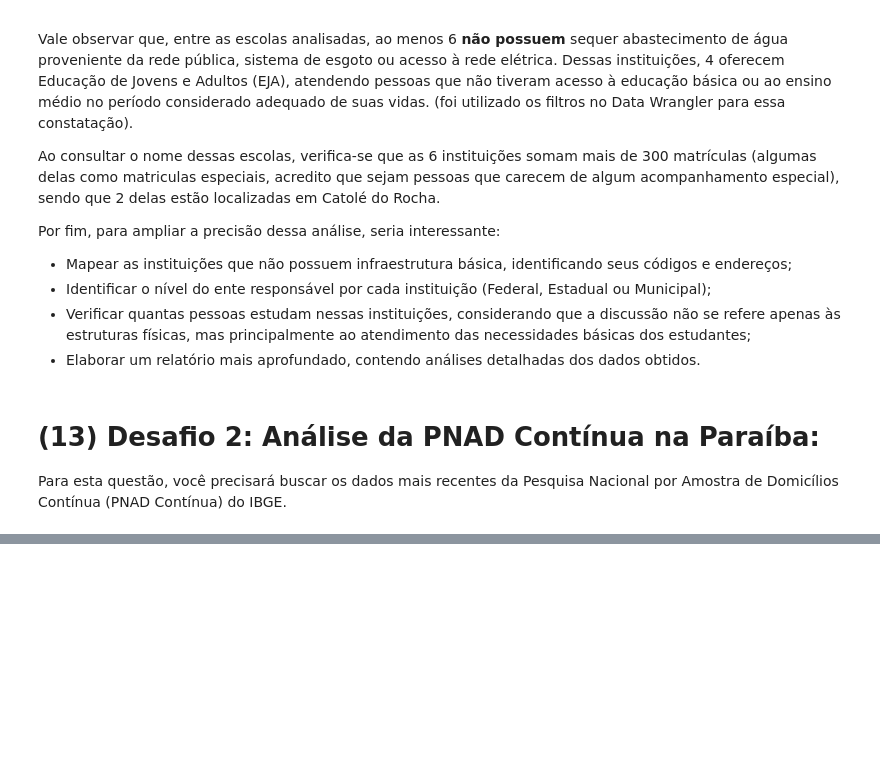
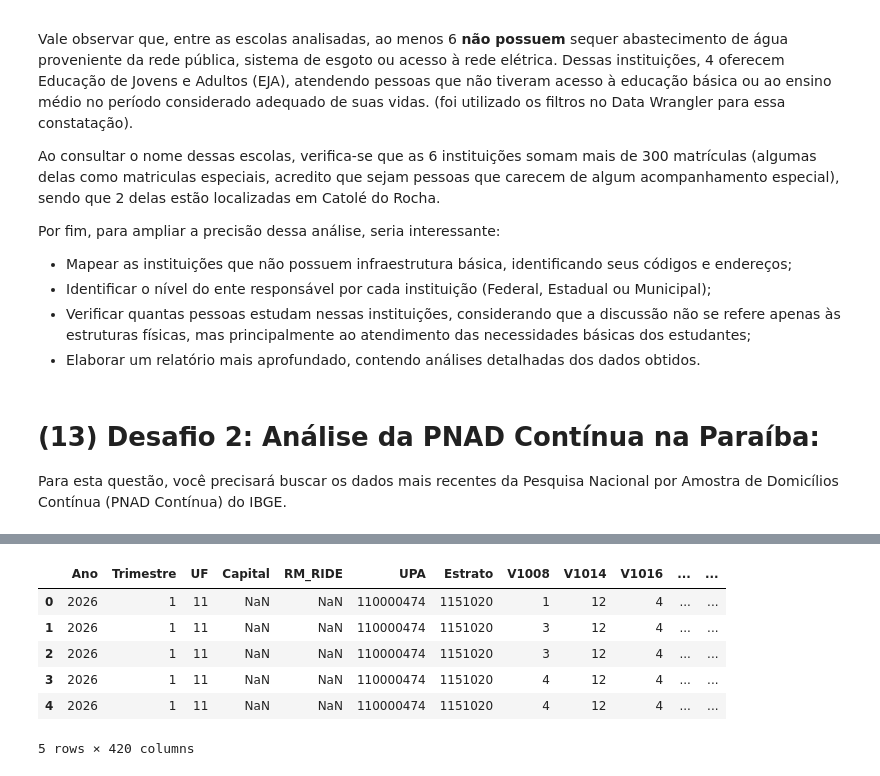
Before and after one commit to GabrielSilva-DTSC/analise-estrutura-escolas-publicas, a Jupyter notebook: atividade-dois.ipynb, the cells around one changed output, grey strips where cells are left out. Cells and saved outputs as stored; diff of their text form; code cells hidden in the pictures; blank space fills up the shorter version.

Commit message:
Recomeçando. incluindo leitura automatica do dic-pnad

```diff
--- a/atividade-dois.ipynb
+++ b/atividade-dois.ipynb
@@ -312,0 +348,13 @@ Para esta questão, você precisará buscar os dados mais recentes da Pesquisa N
+# %%
+import pandas as pd
+#Caminho da pasta até o arquivo do dicionario pnad-c 2025
+dicionario = ('C:\INEP\PNAD\dicionario_PNADC_microdados_trimestral.xls')
+arquivo = ('C:\INEP\PNAD\PNADC_012026\PNADC_012026.txt')
+# %%
+#lendo o dicionario que está em excel e pulando o cabeçalho
+dicionario_pnad= pd.read_excel(
+    dicionario,
+    skiprows=1
+)
+
+dicionario_pnad.head()
@@ -312,0 +368,9 @@ Para esta questão, você precisará buscar os dados mais recentes da Pesquisa N
+# %%
+dicionariopnad_org = ( dicionario_pnad[['Posição inicial ','Tamanho','Código\nda\nvariável']] #o nome das variaveis sairam meio bagunçadas, vou apenas copiar e colar conforme ficaram
+.dropna(subset='Código\nda\nvariável') #Posicção inicial tem um espaço no fim e Código da variavel tem \nda\
+.assign(inicio=lambda x: x['Posição inicial '] -1, #Posição inicial conforme o dicionario -1 (leitura python)
+    final=lambda x: x.inicio + x['Tamanho']
+    )
+)
+
+dicionariopnad_org.head()
@@ -312,0 +384,11 @@ Para esta questão, você precisará buscar os dados mais recentes da Pesquisa N
+# %%
+nomes_auto = dicionariopnad_org['Código\nda\nvariável'].to_list()
+
+posicoes_auto = list(
+    zip(
+        dicionariopnad_org.inicio.astype(int),
+        dicionariopnad_org.final.astype(int)
+    )
+)
+
+nomes_auto[:1300], posicoes_auto[:1300]
@@ -312,0 +413,17 @@ Para esta questão, você precisará buscar os dados mais recentes da Pesquisa N
+# %%
+df = pd.read_fwf(
+    arquivo,
+    colspecs=posicoes_auto,
+    names=nomes_auto,
+    nrows=10
+)
+
+df.head()
+# %% [output]
+|  | Ano | Trimestre | UF | Capital | RM_RIDE | UPA | Estrato | V1008 | V1014 | V1016 | ... | ... |
+| 0 | 2026 | 1 | 11 | NaN | NaN | 110000474 | 1151020 | 1 | 12 | 4 | ... | ... |
+| 1 | 2026 | 1 | 11 | NaN | NaN | 110000474 | 1151020 | 3 | 12 | 4 | ... | ... |
+| 2 | 2026 | 1 | 11 | NaN | NaN | 110000474 | 1151020 | 3 | 12 | 4 | ... | ... |
+| 3 | 2026 | 1 | 11 | NaN | NaN | 110000474 | 1151020 | 4 | 12 | 4 | ... | ... |
+| 4 | 2026 | 1 | 11 | NaN | NaN | 110000474 | 1151020 | 4 | 12 | 4 | ... | ... |
+5 rows × 420 columns
```
Also changed, not shown: parts of 35 cells of this notebook, 10 other files.
